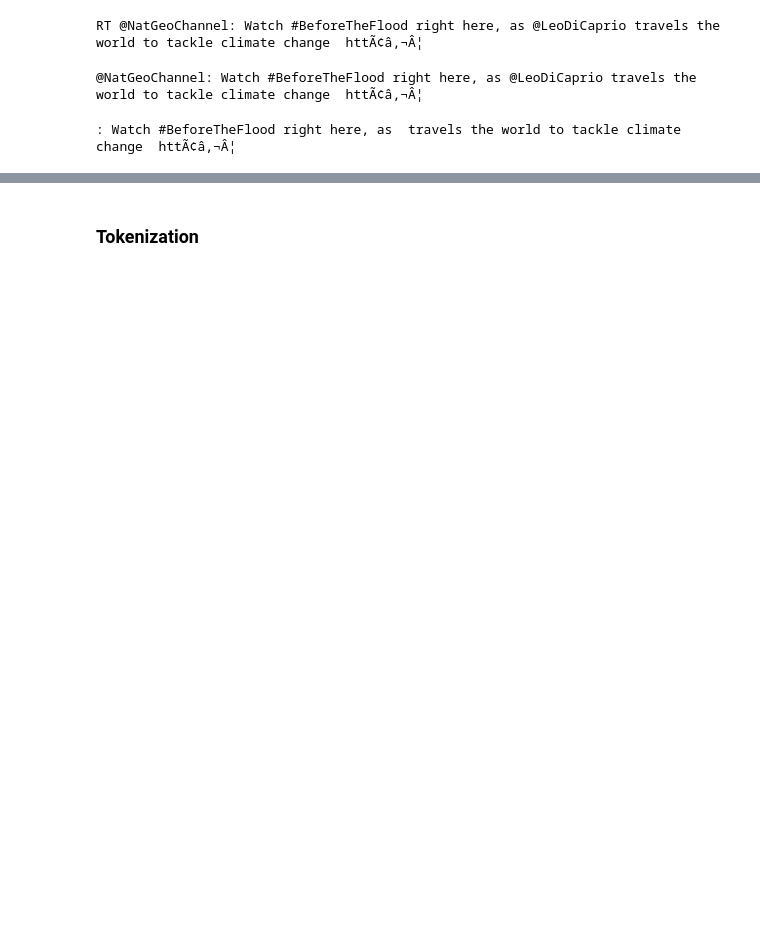
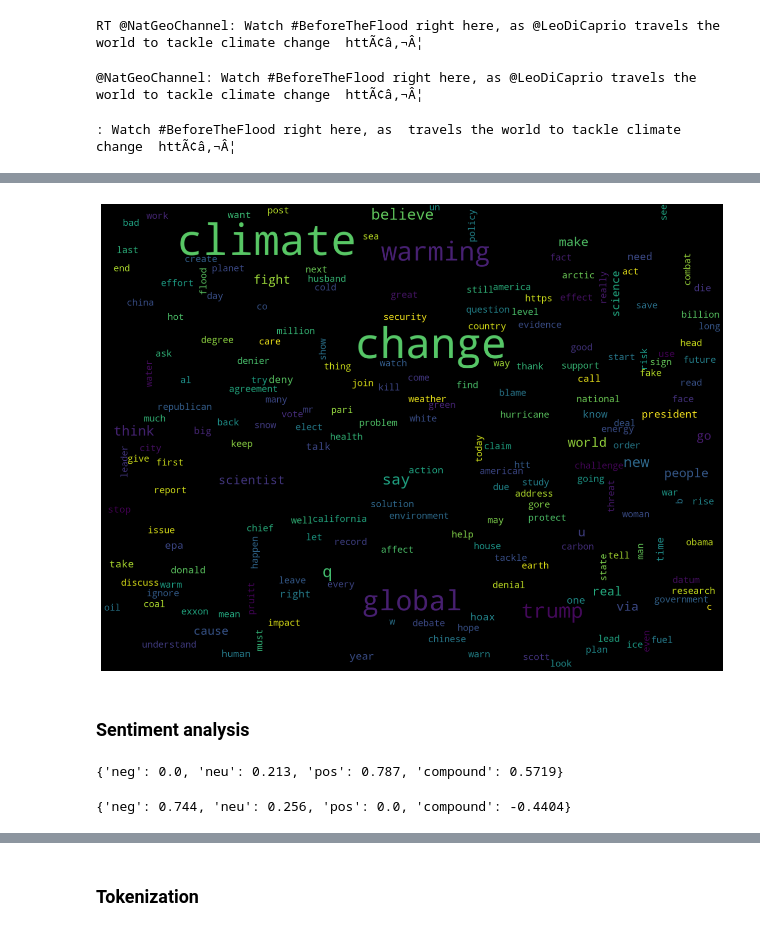
Before and after one commit to simonbrewer/MAGIC_AI_Workshop, a Jupyter notebook: Lab03_NLP/MAGIC_03_NLP.ipynb, the cells around one changed output, grey strips where cells are left out. Drawn from its saved outputs; the diff is of its cells as text; code cells hidden in the pictures; blank space fills up the shorter version.

Commit message:
Updated workflow
Added text_utils for common functions

```diff
--- a/Lab03_NLP/MAGIC_03_NLP.ipynb
+++ b/Lab03_NLP/MAGIC_03_NLP.ipynb
@@ -62,0 +157,6 @@ print(tweet)
+# %%
+dat['text_clean'] = dat['message'].map(text_utils.text_clean)
+dat['text_len'] = dat['text_clean'].map(text_utils.text_len)
+dat = dat[dat['text_len'] > 32]
+
+display(dat)
@@ -62,0 +177,17 @@ print(tweet)
+# %%
+from wordcloud import WordCloud
+import matplotlib.pyplot as plt
+
+#def draw_cloud(column: pd.Series, stopwords=None):
+all_words = ' '.join([text for text in dat['text_clean']])
+
+wordcloud = WordCloud(width=1600, height=1200, random_state=42,
+max_font_size=110, collocations=False).generate(all_words)
+plt.figure(figsize=(16, 12))
+plt.imshow(wordcloud, interpolation="bilinear")
+plt.axis('off')
+plt.show()
+# %% [output]
+[figure, added]
+# %% [markdown]
+### Sentiment analysis
@@ -62,0 +197,8 @@ print(tweet)
+# %%
+analyzer.polarity_scores("I'm happy")
+# %% [output]
+{'neg': 0.0, 'neu': 0.213, 'pos': 0.787, 'compound': 0.5719}
+# %%
+analyzer.polarity_scores("I'm scared")
+# %% [output]
+{'neg': 0.744, 'neu': 0.256, 'pos': 0.0, 'compound': -0.4404}
```
Also changed, not shown: parts of 51 cells of this notebook, 1 other file.
